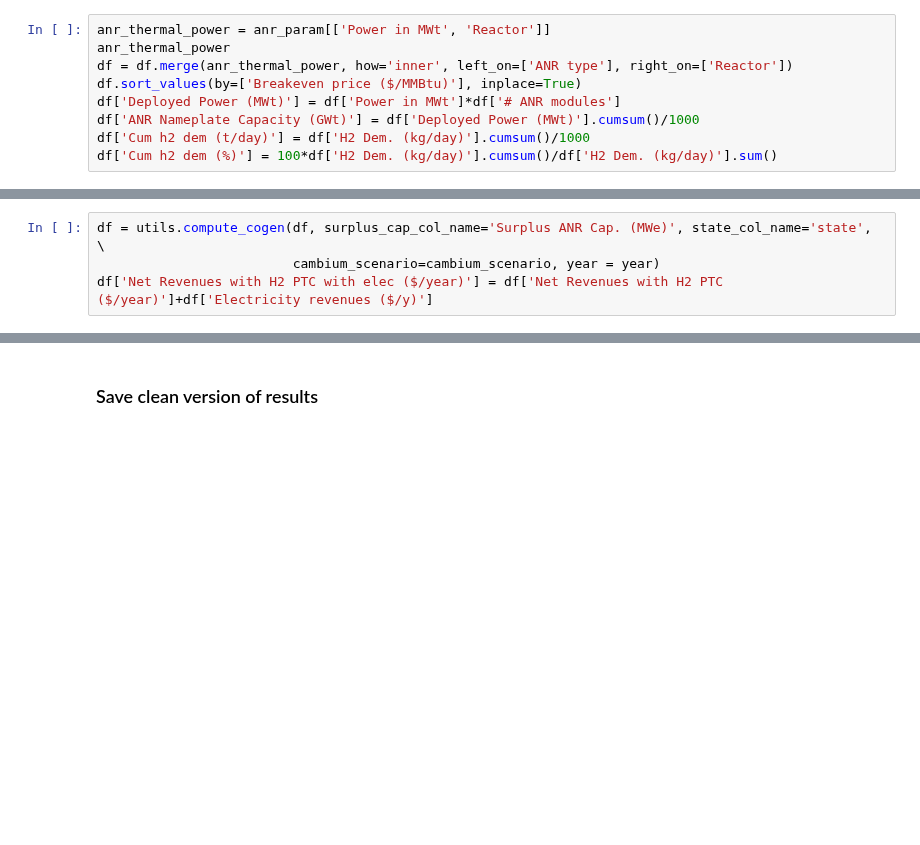
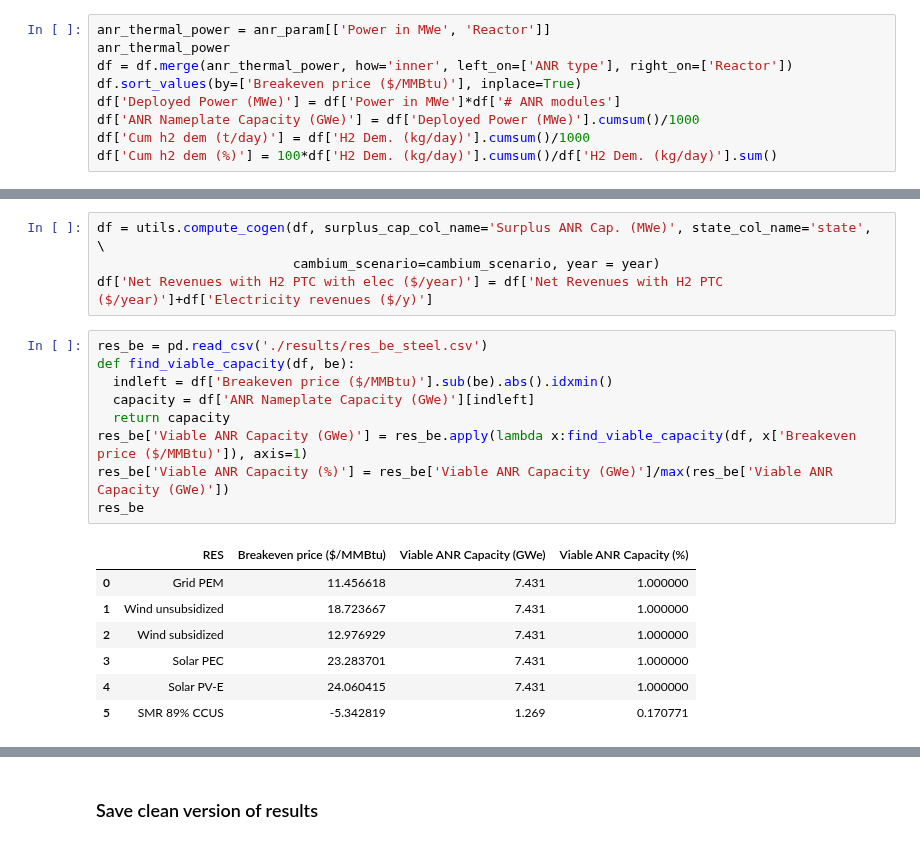
Before and after one commit to mgarrouste/SMR_deployment, a Jupyter notebook: code/pp_steel.ipynb, the cells around one changed output, grey strips where cells are left out. Drawn from its saved outputs; the diff is of its cells as text; blank space fills up the shorter version.

```diff
--- a/code/pp_steel.ipynb
+++ b/code/pp_steel.ipynb
@@ -25,12 +25,12 @@ anr_param = pd.read_excel('ANRs.xlsx', sheet_name=anr_tag)
 # %% [markdown]
 ### Compute deployed power at each steel plant and cumulative deployed ANR capacity
 # %%
-anr_thermal_power = anr_param[['Power in MWt', 'Reactor']]
+anr_thermal_power = anr_param[['Power in MWe', 'Reactor']]
 anr_thermal_power
 df = df.merge(anr_thermal_power, how='inner', left_on=['ANR type'], right_on=['Reactor'])
 df.sort_values(by=['Breakeven price ($/MMBtu)'], inplace=True)
-df['Deployed Power (MWt)'] = df['Power in MWt']*df['# ANR modules']
-df['ANR Nameplate Capacity (GWt)'] = df['Deployed Power (MWt)'].cumsum()/1000
+df['Deployed Power (MWe)'] = df['Power in MWe']*df['# ANR modules']
+df['ANR Nameplate Capacity (GWe)'] = df['Deployed Power (MWe)'].cumsum()/1000
 df['Cum h2 dem (t/day)'] = df['H2 Dem. (kg/day)'].cumsum()/1000
 df['Cum h2 dem (%)'] = 100*df['H2 Dem. (kg/day)'].cumsum()/df['H2 Dem. (kg/day)'].sum()
 # %% [markdown]
@@ -54,3 +54,20 @@ df['Viable avoided emissions (MMT-CO2/year)'] = df['Ann. avoided CO2 emissions (
 df = utils.compute_cogen(df, surplus_cap_col_name='Surplus ANR Cap. (MWe)', state_col_name='state', \
                          cambium_scenario=cambium_scenario, year = year)
 df['Net Revenues with H2 PTC with elec ($/year)'] = df['Net Revenues with H2 PTC ($/year)']+df['Electricity revenues ($/y)']
+# %%
+res_be = pd.read_csv('./results/res_be_steel.csv')
+def find_viable_capacity(df, be):
+  indleft = df['Breakeven price ($/MMBtu)'].sub(be).abs().idxmin()
+  capacity = df['ANR Nameplate Capacity (GWe)'][indleft]
+  return capacity
+res_be['Viable ANR Capacity (GWe)'] = res_be.apply(lambda x:find_viable_capacity(df, x['Breakeven price ($/MMBtu)']), axis=1)
+res_be['Viable ANR Capacity (%)'] = res_be['Viable ANR Capacity (GWe)']/max(res_be['Viable ANR Capacity (GWe)'])
+res_be
+# %% [output]
+|  | RES | Breakeven price ($/MMBtu) | Viable ANR Capacity (GWe) | Viable ANR Capacity (%) |
+| 0 | Grid PEM | 11.456618 | 7.431 | 1.000000 |
+| 1 | Wind unsubsidized | 18.723667 | 7.431 | 1.000000 |
+| 2 | Wind subsidized | 12.976929 | 7.431 | 1.000000 |
+| 3 | Solar PEC | 23.283701 | 7.431 | 1.000000 |
+| 4 | Solar PV-E | 24.060415 | 7.431 | 1.000000 |
+| 5 | SMR 89% CCUS | -5.342819 | 1.269 | 0.170771 |
```
Also changed, not shown: parts of 1 cell of this notebook, 2 other files.
